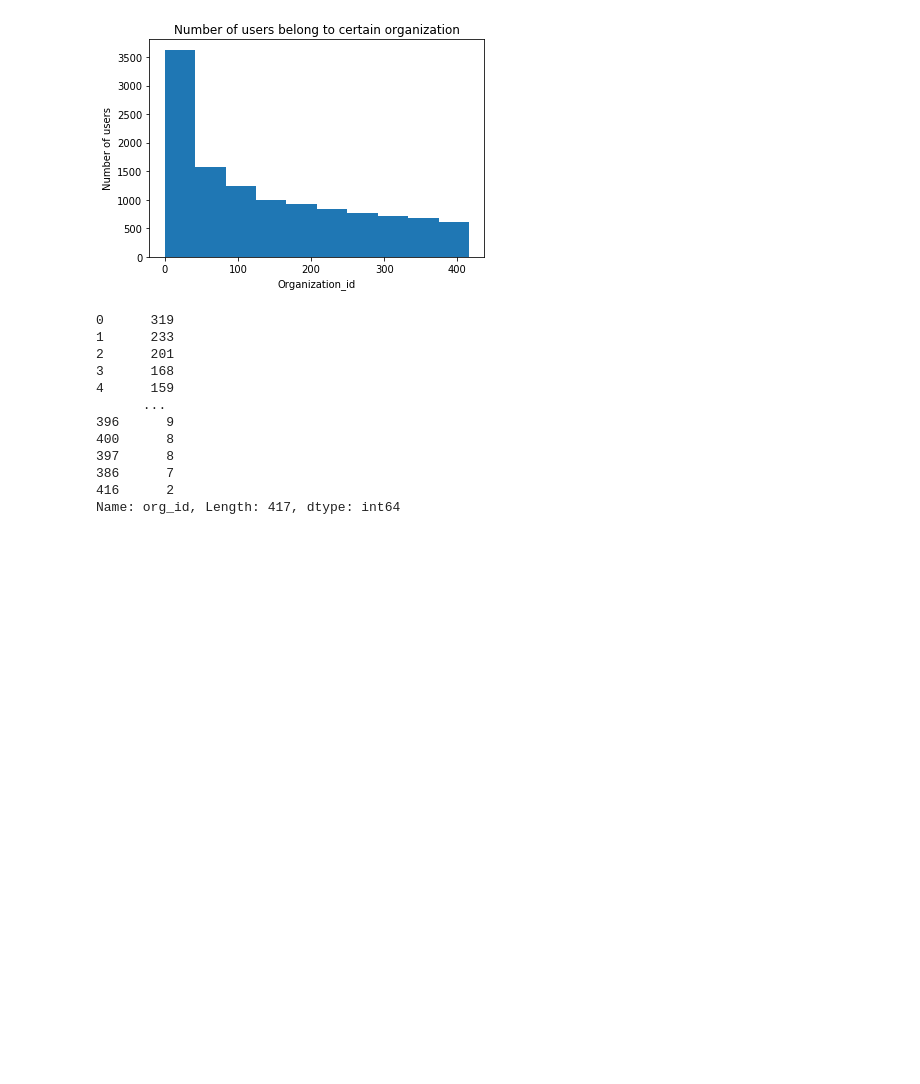
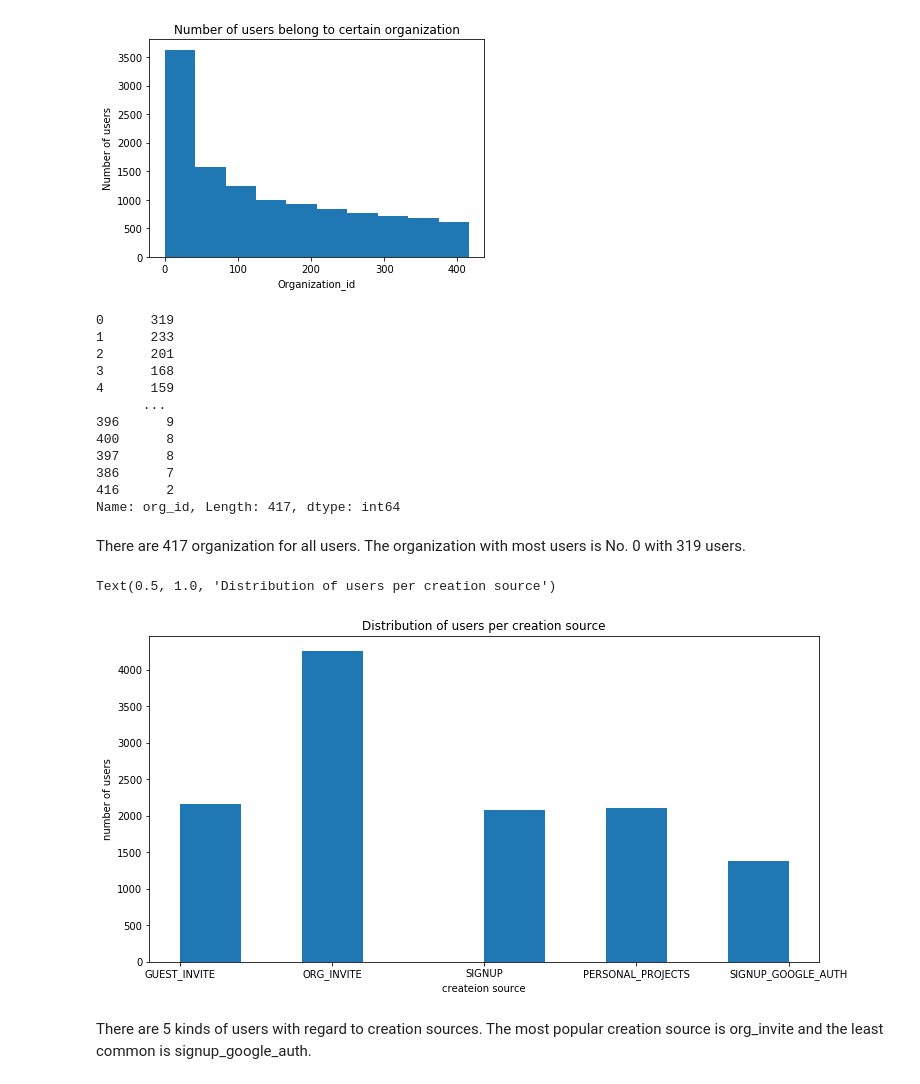
Before and after one commit to nortonlyr/MachineLearningExercises, a Jupyter notebook: relax_challenge.ipynb, the cells around one changed output. Cells and saved outputs as stored; diff of their text form; code cells hidden in the pictures; blank space fills up the shorter version.

```diff
--- a/relax_challenge.ipynb
+++ b/relax_challenge.ipynb
@@ -57,3 +57,16 @@ users.org_id.value_counts()
 386      7
 416      2
 Name: org_id, Length: 417, dtype: int64
+# %% [markdown]
+There are 417 organization for all users. The organization with most users is No. 0 with 319 users.
+# %%
+plt.figure(figsize=(12, 6))
+plt.hist(users.creation_source)
+plt.xlabel('createion source')
+plt.ylabel('number of users')
+plt.title('Distribution of users per creation source')
+# %% [output]
+Text(0.5, 1.0, 'Distribution of users per creation source')
+[figure, added]
+# %% [markdown]
+There are 5 kinds of users with regard to creation sources. The most popular creation source is org_invite and the least common is signup_google_auth.
```
Also changed, not shown: parts of 17 cells of this notebook, 2 other files.
